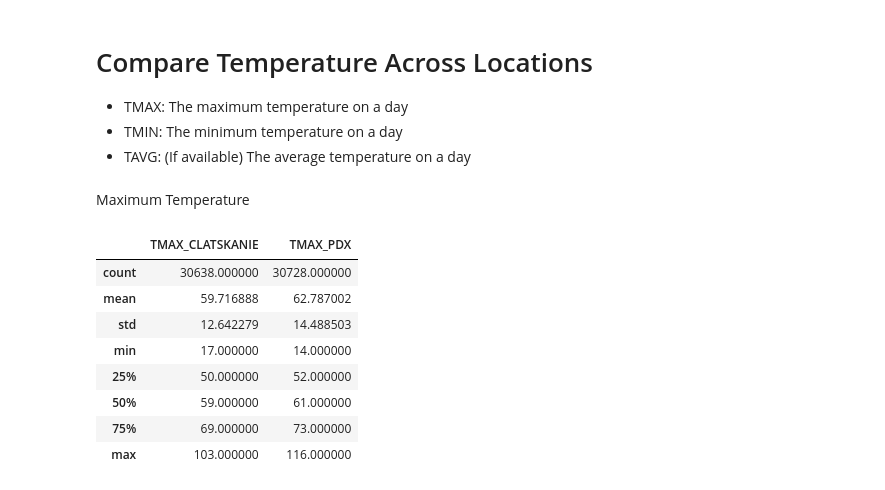
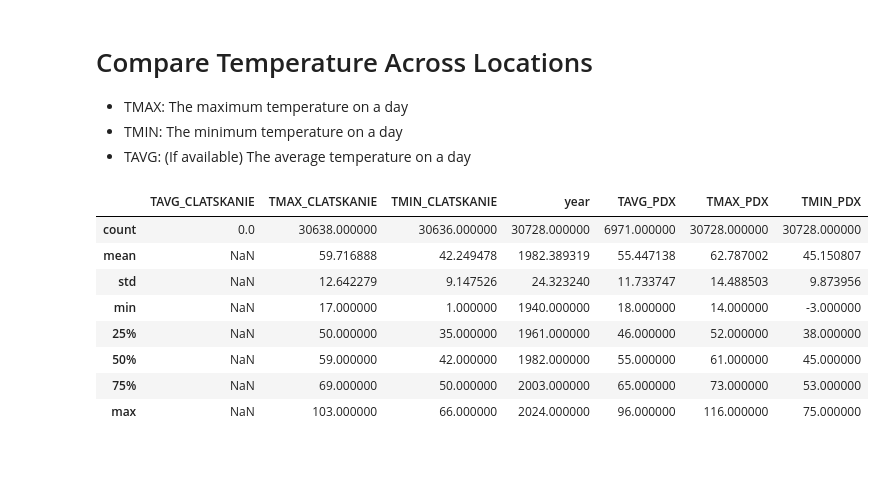
Before and after one commit to wpbSabi/weather_python, a Jupyter notebook: notebooks/compare_temperature.ipynb, the cells around one changed output. Cells and saved outputs as stored; diff of their text form; code cells hidden in the pictures; blank space fills up the shorter version.

```diff
--- a/notebooks/compare_temperature.ipynb
+++ b/notebooks/compare_temperature.ipynb
@@ -43,17 +44,15 @@ df = df1.merge(df2,
           how='inner',
           suffixes=(df1_suffix, df2_suffix)
           ).drop(['STATION_PDX', 'STATION_CLATSKANIE'], axis=1)
-# %% [markdown]
-Maximum Temperature
 # %%
-df[['TMAX_CLATSKANIE', 'TMAX_PDX']].describe()
+df.describe()
 # %% [output]
-|  | TMAX_CLATSKANIE | TMAX_PDX |
-| count | 30638.000000 | 30728.000000 |
-| mean | 59.716888 | 62.787002 |
-| std | 12.642279 | 14.488503 |
-| min | 17.000000 | 14.000000 |
-| 25% | 50.000000 | 52.000000 |
-| 50% | 59.000000 | 61.000000 |
-| 75% | 69.000000 | 73.000000 |
-| max | 103.000000 | 116.000000 |
+|  | TAVG_CLATSKANIE | TMAX_CLATSKANIE | TMIN_CLATSKANIE | year | TAVG_PDX | TMAX_PDX | TMIN_PDX |
+| count | 0.0 | 30638.000000 | 30636.000000 | 30728.000000 | 6971.000000 | 30728.000000 | 30728.000000 |
+| mean | NaN | 59.716888 | 42.249478 | 1982.389319 | 55.447138 | 62.787002 | 45.150807 |
+| std | NaN | 12.642279 | 9.147526 | 24.323240 | 11.733747 | 14.488503 | 9.873956 |
+| min | NaN | 17.000000 | 1.000000 | 1940.000000 | 18.000000 | 14.000000 | -3.000000 |
+| 25% | NaN | 50.000000 | 35.000000 | 1961.000000 | 46.000000 | 52.000000 | 38.000000 |
+| 50% | NaN | 59.000000 | 42.000000 | 1982.000000 | 55.000000 | 61.000000 | 45.000000 |
+| 75% | NaN | 69.000000 | 50.000000 | 2003.000000 | 65.000000 | 73.000000 | 53.000000 |
+| max | NaN | 103.000000 | 66.000000 | 2024.000000 | 96.000000 | 116.000000 | 75.000000 |
```
Also changed, not shown: parts of 7 cells of this notebook, 1 other file.
